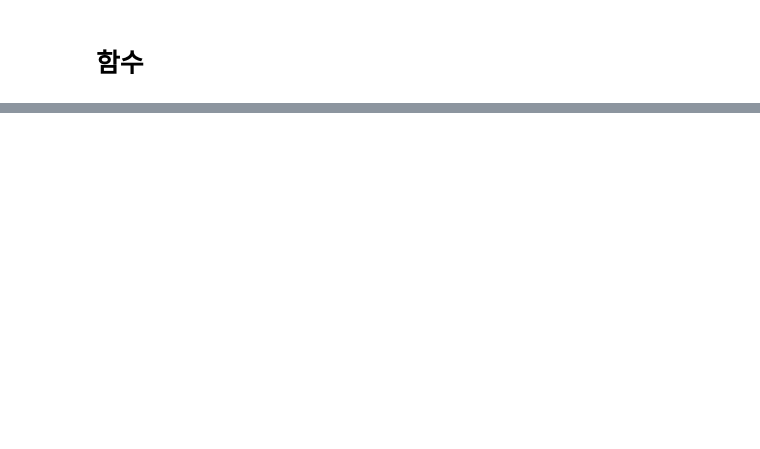
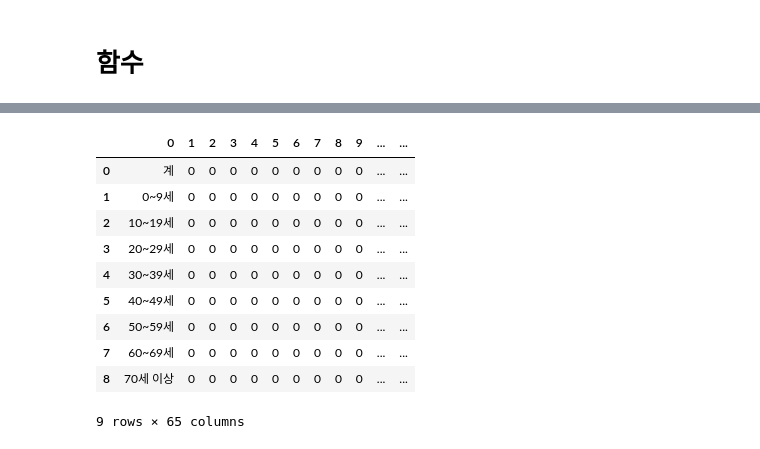
Before and after one commit to hamakim94/big, a Jupyter notebook: 예쁜 감염병 trend.ipynb, the cells around one changed output, grey strips where cells are left out. Cells and saved outputs as stored; diff of their text form; code cells hidden in the pictures; blank space fills up the shorter version.

```diff
--- a/예쁜 감염병 trend.ipynb
+++ b/예쁜 감염병 trend.ipynb
@@ -178,0 +209,14 @@ oneshot('수두')
+# %%
+age
+# %% [output]
+|  | 0 | 1 | 2 | 3 | 4 | 5 | 6 | 7 | 8 | 9 | ... | ... |
+| 0 | 계 | 0 | 0 | 0 | 0 | 0 | 0 | 0 | 0 | 0 | ... | ... |
+| 1 | 0~9세 | 0 | 0 | 0 | 0 | 0 | 0 | 0 | 0 | 0 | ... | ... |
+| 2 | 10~19세 | 0 | 0 | 0 | 0 | 0 | 0 | 0 | 0 | 0 | ... | ... |
+| 3 | 20~29세 | 0 | 0 | 0 | 0 | 0 | 0 | 0 | 0 | 0 | ... | ... |
+| 4 | 30~39세 | 0 | 0 | 0 | 0 | 0 | 0 | 0 | 0 | 0 | ... | ... |
+| 5 | 40~49세 | 0 | 0 | 0 | 0 | 0 | 0 | 0 | 0 | 0 | ... | ... |
+| 6 | 50~59세 | 0 | 0 | 0 | 0 | 0 | 0 | 0 | 0 | 0 | ... | ... |
+| 7 | 60~69세 | 0 | 0 | 0 | 0 | 0 | 0 | 0 | 0 | 0 | ... | ... |
+| 8 | 70세 이상 | 0 | 0 | 0 | 0 | 0 | 0 | 0 | 0 | 0 | ... | ... |
+9 rows × 65 columns
```
Also changed, not shown: parts of 30 cells of this notebook.
